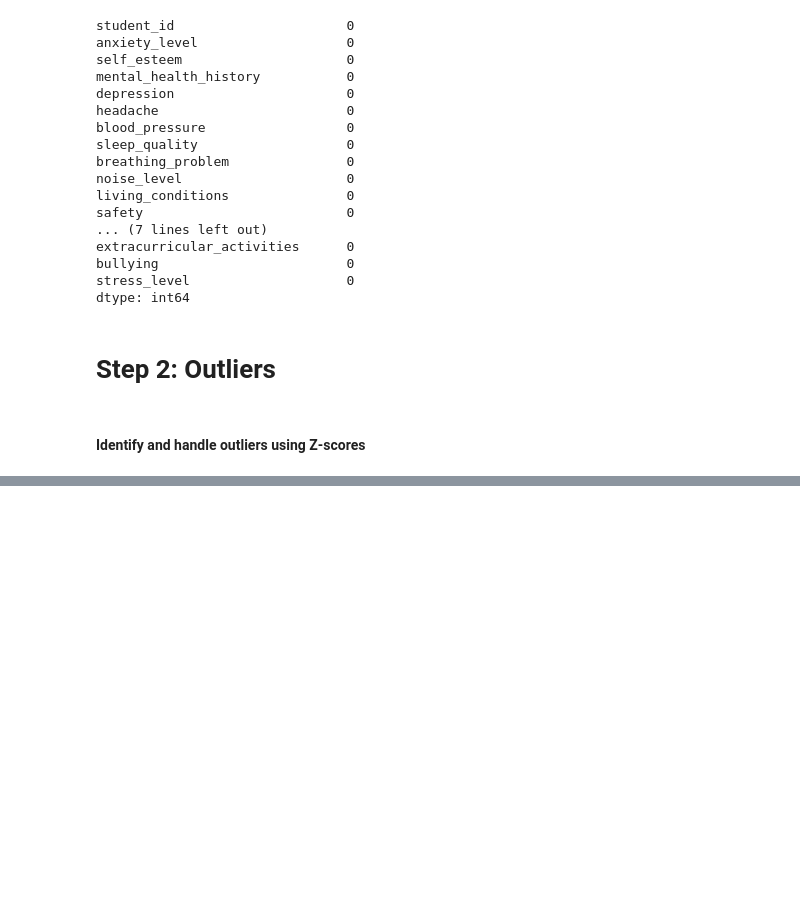
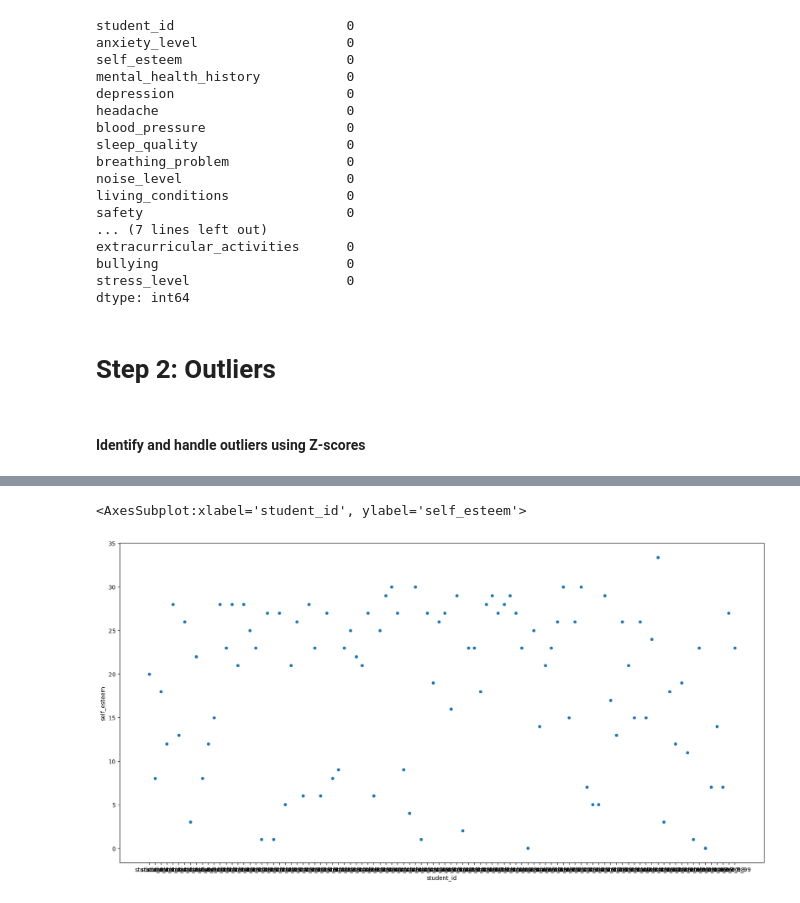
Before and after one commit to Huseny/data_cleaning, a Jupyter notebook: A2.ipynb, the cells around one changed output, grey strips where cells are left out. Cells and saved outputs as stored; diff of their text form; code cells hidden in the pictures; blank space fills up the shorter version.

```diff
--- a/A2.ipynb
+++ b/A2.ipynb
@@ -103,2 +117,0 @@ dtype: bool
-# %%
-data = data[~outliers]
@@ -104,0 +120,4 @@ data = data[~outliers]
+# %%
+threshold = 2
+outliers = np.where(np.abs(z_scores) > threshold)[0]
+print("Indices of outliers:", outliers)
@@ -104,0 +133,2 @@ data = data[~outliers]
+# %%
+data[numeric_columns] = np.where(np.abs(z_scores) > threshold, data[numeric_columns].median(), data[numeric_columns])
@@ -104,0 +149,5 @@ data = data[~outliers]
+# %%
+data.head(100)[["student_id",column_name]].plot(kind='scatter', x='student_id', y=column_name, figsize=(20, 10))
+# %% [output]
+<AxesSubplot:xlabel='student_id', ylabel='self_esteem'>
+[figure, added]
```
Also changed, not shown: parts of 15 cells of this notebook, 3 other files.
